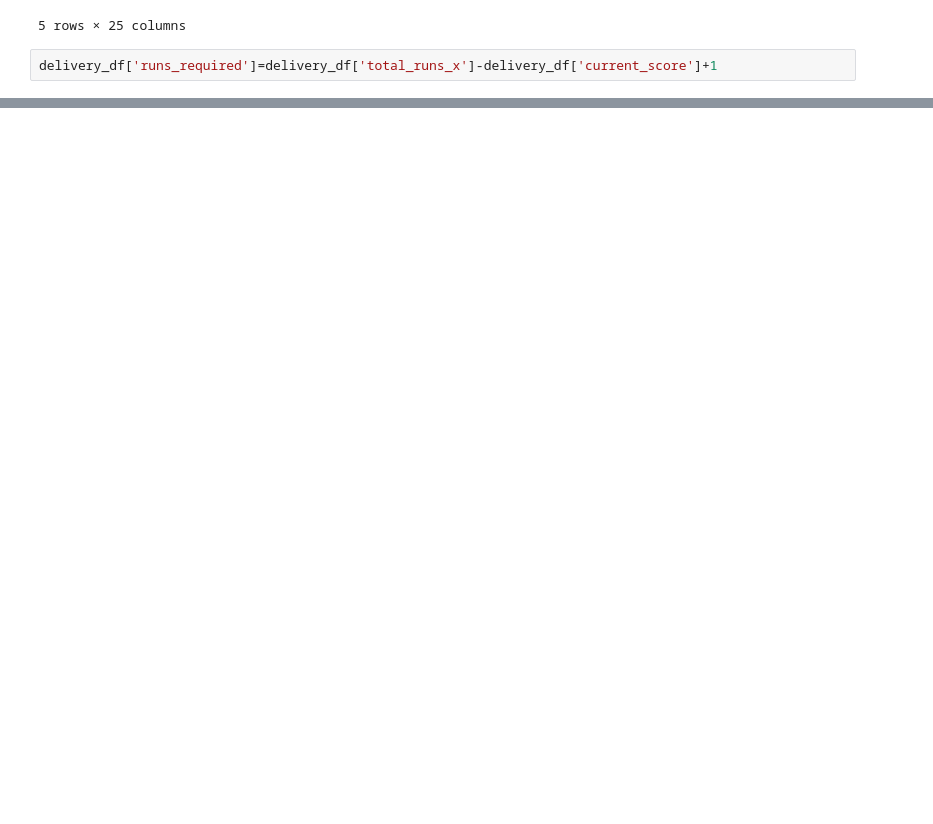
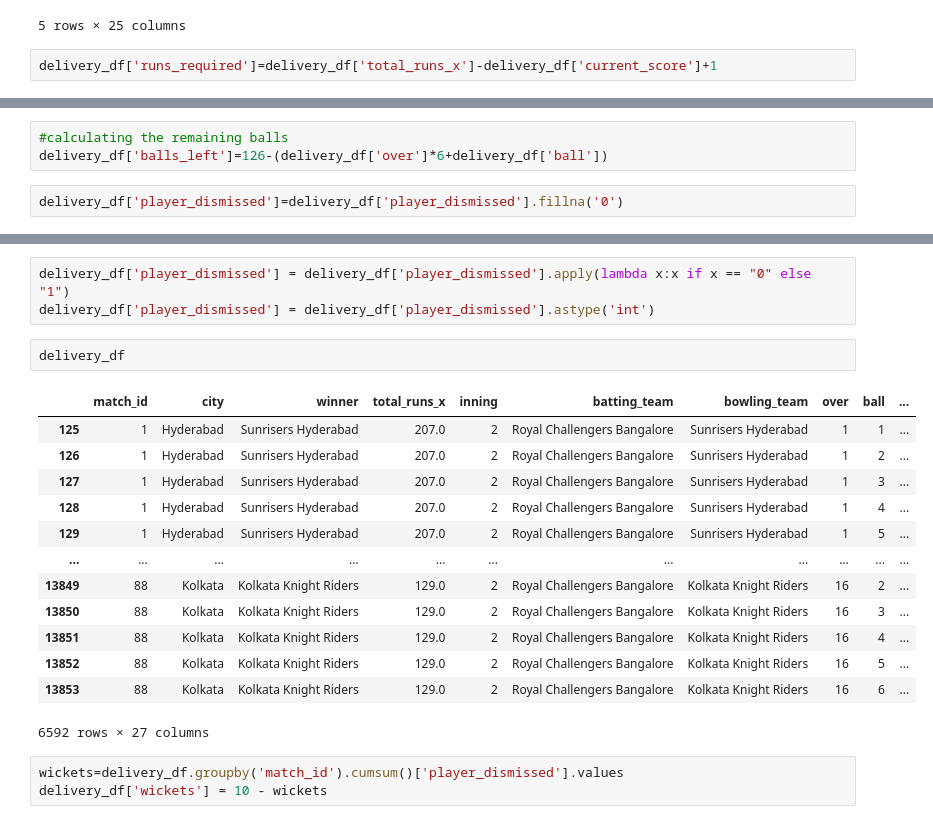
Before and after one commit to Angel-dash/Crck_pred, a Jupyter notebook: CrickPred.ipynb, the cells around one changed output, grey strips where cells are left out. Drawn from its saved outputs; the diff is of its cells as text; blank space fills up the shorter version.

```diff
--- a/CrickPred.ipynb
+++ b/CrickPred.ipynb
@@ -160 +159,6 @@ delivery_df.head()
 5 rows × 26 columns
+# %%
+#calculating the remaining balls
+delivery_df['balls_left']=126-(delivery_df['over']*6+delivery_df['ball'])
+# %%
+delivery_df['player_dismissed']=delivery_df['player_dismissed'].fillna('0')
@@ -160,0 +175,22 @@ delivery_df.head()
+# %%
+delivery_df['player_dismissed'] = delivery_df['player_dismissed'].apply(lambda x:x if x == "0" else "1")
+delivery_df['player_dismissed'] = delivery_df['player_dismissed'].astype('int')
+# %%
+delivery_df
+# %% [output]
+|  | match_id | city | winner | total_runs_x | inning | batting_team | bowling_team | over | ball | ... |
+| 125 | 1 | Hyderabad | Sunrisers Hyderabad | 207.0 | 2 | Royal Challengers Bangalore | Sunrisers Hyderabad | 1 | 1 | ... |
+| 126 | 1 | Hyderabad | Sunrisers Hyderabad | 207.0 | 2 | Royal Challengers Bangalore | Sunrisers Hyderabad | 1 | 2 | ... |
+| 127 | 1 | Hyderabad | Sunrisers Hyderabad | 207.0 | 2 | Royal Challengers Bangalore | Sunrisers Hyderabad | 1 | 3 | ... |
+| 128 | 1 | Hyderabad | Sunrisers Hyderabad | 207.0 | 2 | Royal Challengers Bangalore | Sunrisers Hyderabad | 1 | 4 | ... |
+| 129 | 1 | Hyderabad | Sunrisers Hyderabad | 207.0 | 2 | Royal Challengers Bangalore | Sunrisers Hyderabad | 1 | 5 | ... |
+| ... | ... | ... | ... | ... | ... | ... | ... | ... | ... | ... |
+| 13849 | 88 | Kolkata | Kolkata Knight Riders | 129.0 | 2 | Royal Challengers Bangalore | Kolkata Knight Riders | 16 | 2 | ... |
+| 13850 | 88 | Kolkata | Kolkata Knight Riders | 129.0 | 2 | Royal Challengers Bangalore | Kolkata Knight Riders | 16 | 3 | ... |
+| 13851 | 88 | Kolkata | Kolkata Knight Riders | 129.0 | 2 | Royal Challengers Bangalore | Kolkata Knight Riders | 16 | 4 | ... |
+| 13852 | 88 | Kolkata | Kolkata Knight Riders | 129.0 | 2 | Royal Challengers Bangalore | Kolkata Knight Riders | 16 | 5 | ... |
+| 13853 | 88 | Kolkata | Kolkata Knight Riders | 129.0 | 2 | Royal Challengers Bangalore | Kolkata Knight Riders | 16 | 6 | ... |
+6592 rows × 27 columns
+# %%
+wickets=delivery_df.groupby('match_id').cumsum()['player_dismissed'].values
+delivery_df['wickets'] = 10 - wickets
```
Also changed, not shown: parts of 20 cells of this notebook.
